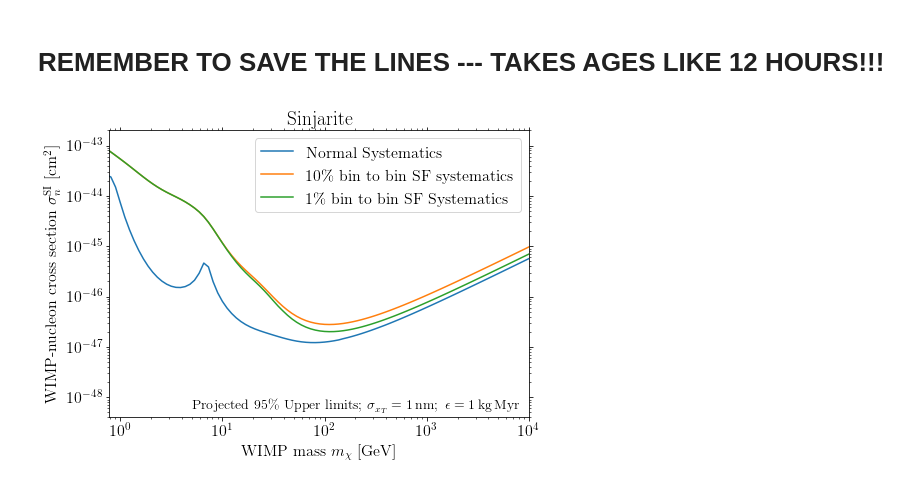
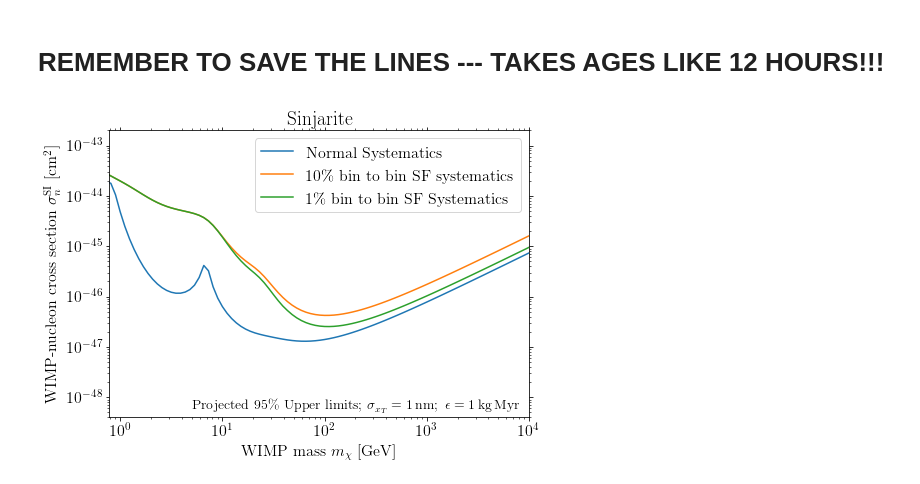
Before and after one commit to tedwards2412/paleo_detectors, a Jupyter notebook: Notebooks/Systematics_Check.ipynb, the cells around one changed output. Saved outputs shown, nothing was run; the diff lists cells and outputs as text; code cells hidden in the pictures.

```diff
--- a/Notebooks/Systematics_Check.ipynb
+++ b/Notebooks/Systematics_Check.ipynb
@@ -74,7 +76,7 @@ lets now make many different background components...
 # %%
 ref_sig = 1e-45
 mlist_best = np.logspace(-0.5,4,num=100)
-systematics = [1.0, 1.0, 1.0, 1.0, 1.0, 1.0, 1.0, 1.0, 1.0, 1.0, 1.0, 1e-3, 1e-3]
+systematics = [1.0, 1.0, 1.0, 1.0, 1.0, 1.0, 1.0, 1.0, 1.0, 1.0, 1.0, 1e-2, 1e-2]
 SF = sf.Swordfish(list(dRdx_BG), T=systematics, E=np.ones_like(dRdx_BG[0])*100)
 
 limit_list_best = np.zeros_like(mlist_best)
@@ -82,7 +84,7 @@ limit_list_best = np.zeros_like(mlist_best)
 
 for i, m in enumerate(mlist_best):
     sig = paleopy.GetSignal(Sinj, 15.0, m_DM=m, xsec=ref_sig)
-    UL = SF.upperlimit(sig, 0.05)
+    UL = SF.upperlimit(sig, 0.1)
 #     DR = SF.discoveryreach(sig, 2.87e-7)
     limit_list_best[i] = ref_sig * UL
 #     DR_list_best[i] = ref_sig * DR
@@ -121,8 +126,8 @@ limit_list_1 = np.zeros_like(mlist)
 
 for i, m in enumerate(mlist):
     sig = paleopy.GetSignal(Sinj, 15.0, m_DM=m, xsec=ref_sig)
-    UL_10 = SF_10.upperlimit(sig, 0.05)
-    UL_1 = SF_1.upperlimit(sig, 0.05)
+    UL_10 = SF_10.upperlimit(sig, 0.1)
+    UL_1 = SF_1.upperlimit(sig, 0.1)
 #     DR = SF.discoveryreach(sig, 2.87e-7)
     limit_list_10[i] = ref_sig * UL_10
     limit_list_1[i] = ref_sig * UL_1
@@ -176,7 +195,7 @@ print(N_BG_1nm_sysfree.shape)
 # %%
 ref_sig = 1e-45
 mlist1nm_best = np.logspace(-0.5,4,num=100)
-systematics = [1.0, 1.0, 1.0, 1.0, 1.0, 1.0, 1.0, 1.0, 1.0, 1.0, 1.0, 1e-3, 1e-3]
+systematics = [1.0, 1.0, 1.0, 1.0, 1.0, 1.0, 1.0, 1.0, 1.0, 1.0, 1.0, 1e-2, 1e-2]
 SF1nm = sf.Swordfish(list(N_BG_1nm), T=systematics, E=np.ones_like(N_BG_1nm[0]))
 
 limit1nm_list_best = np.zeros_like(mlist1nm_best)
@@ -185,7 +204,7 @@ limit1nm_list_best = np.zeros_like(mlist1nm_best)
 for i, m in enumerate(mlist1nm_best):
 #     sig = paleopy.GetSignal(Sinj, sigma=1.0, m_DM=m, xsec=ref_sig, x_bins=xb)
     sig = paleopy.GetSignal(Sinj, 1.0, m_DM=m, xsec=ref_sig)
-    UL = SF1nm.upperlimit(sig, 0.05)
+    UL = SF1nm.upperlimit(sig, 0.1)
     limit1nm_list_best[i] = ref_sig * UL
 
 # np.savetxt('../ES/limits/lims_' + mineral.shortname +  '_exp' + str(exposure) + '_res' + str(sigma) + '.txt', list(zip(mlist, limit_list, DR_list)),
@@ -223,8 +242,8 @@ limit1nm_list_1 = np.zeros_like(mlist)
 for i, m in enumerate(mlist):
 #     sig = paleopy.GetSignal(Sinj, sigma=1.0, m_DM=m, xsec=ref_sig, x_bins=xb)
     sig = paleopy.GetSignal(Sinj, 1.0, m_DM=m, xsec=ref_sig)
-    UL_10 = SF1nm_10.upperlimit(sig, 0.05)
-    UL_1 = SF1nm_1.upperlimit(sig, 0.05)
+    UL_10 = SF1nm_10.upperlimit(sig, 0.1)
+    UL_1 = SF1nm_1.upperlimit(sig, 0.1)
     limit1nm_list_10[i] = ref_sig * UL_10
     limit1nm_list_1[i] = ref_sig * UL_1
 # %% [output]
@@ -236,24 +255,28 @@ for i, m in enumerate(mlist):
 # %% [markdown]
 # REMEMBER TO SAVE THE LINES ---  TAKES AGES LIKE 12 HOURS!!!
 # %%
+rc('text', usetex=True)
+rc('font',**{'family':'sans-serif','sans-serif':['cmr']})
+rc('font',**{'family':'serif','serif':['cmr']})
+rc('font', size=16)
 plt.figure(figsize=(7,5))
 plt.xlabel(r'WIMP mass $m_\chi$ [GeV]')
 plt.ylabel(r'WIMP-nucleon cross section $\sigma_n^{\mathrm{SI}}$ [cm$^2$]')
 plt.xlim(np.log10(6),10000)
 plt.ylim(4e-49,2e-43)
 plt.tight_layout(pad=0.3)
 plt.loglog(mlist,limit1nm_list_best, label='Normal Systematics')
 plt.loglog(mlist,limit1nm_list_10, label='10\% bin to bin SF systematics')
 plt.loglog(mlist,limit1nm_list_1, label='1\% bin to bin SF Systematics')
 plt.legend()
 plt.tight_layout(pad=0.3)
 plt.title(r'Sinjarite')
 plt.text(8e3, 5.e-49, r'Projected $95\%$ Upper limits; $\sigma_{x_T} = 1\,\mathrm{nm}; \,\,\epsilon = 1 \,\mathrm{kg}\,\mathrm{Myr}$', fontsize=14, ha='right')
 plt.tight_layout(pad=0.3)
 plt.savefig("../plots/Systematics_check_1nmSFfree.pdf")
 plt.show()
 # %% [output]
-[figure, old version]
+[figure, new version]
 # %%
 np.savetxt('../ES/limits/lims_Sinj_exp1.0_res1.0_SysCheck.txt',
             list(zip(mlist, limit1nm_list_best, limit1nm_list_10,limit1nm_list_1)),
```
Also changed, not shown: parts of 15 cells of this notebook, 27 other files.
